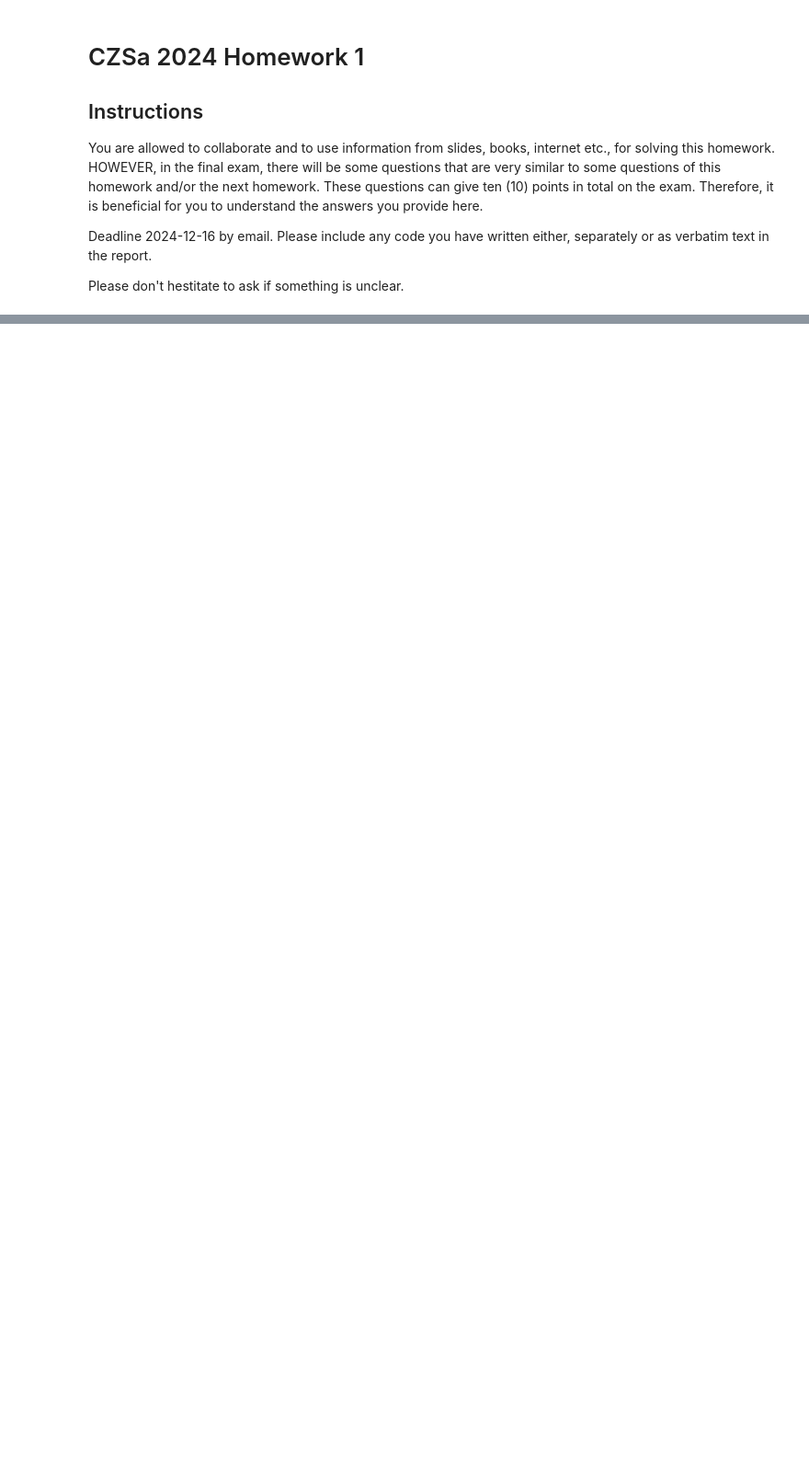
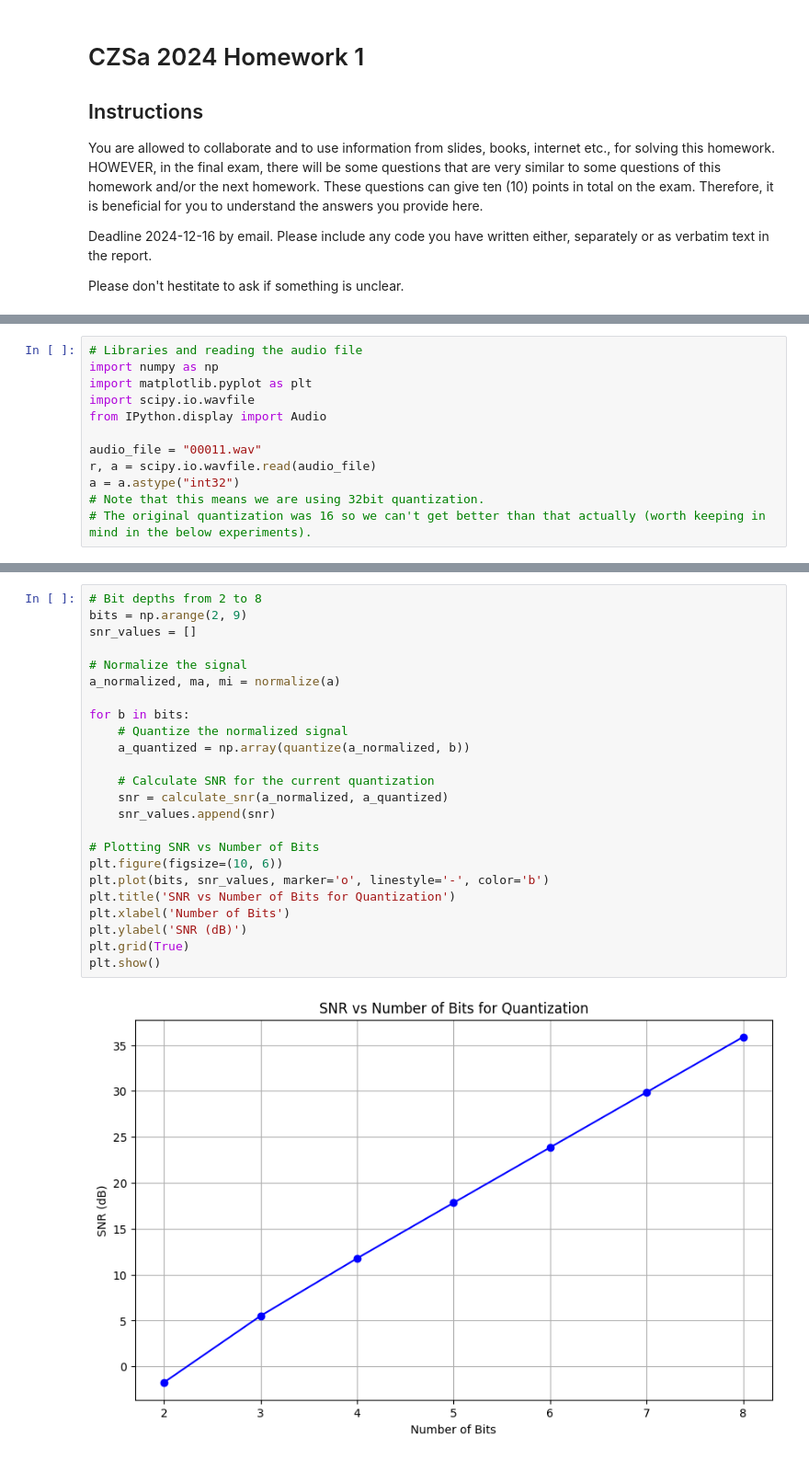
Before and after one commit to LukasFoltyn/czsa-first-homework, a Jupyter notebook: CZSa_2024_HW1.ipynb, the cells around one changed output, grey strips where cells are left out. Shown at 92% size. Saved outputs shown, nothing was run; the diff lists cells and outputs as text; blank space fills up the shorter version.

Commit message:
1a + audio file

```diff
--- a/CZSa_2024_HW1.ipynb
+++ b/CZSa_2024_HW1.ipynb
@@ -55,0 +16,12 @@ where $N$ and $n$ are postitive integers, $n\leq N$ and the filter has length $2
+# %%
+# Libraries and reading the audio file
+import numpy as np
+import matplotlib.pyplot as plt
+import scipy.io.wavfile
+from IPython.display import Audio
+
+audio_file = "00011.wav"
+r, a = scipy.io.wavfile.read(audio_file)
+a = a.astype("int32")
+# Note that this means we are using 32bit quantization.
+# The original quantization was 16 so we can't get better than that actually (worth keeping in mind in the below experiments).
@@ -55,0 +77,26 @@ where $N$ and $n$ are postitive integers, $n\leq N$ and the filter has length $2
+# %%
+# Bit depths from 2 to 8
+bits = np.arange(2, 9)
+snr_values = []
+
+# Normalize the signal
+a_normalized, ma, mi = normalize(a)
+
+for b in bits:
+    # Quantize the normalized signal
+    a_quantized = np.array(quantize(a_normalized, b))
+
+    # Calculate SNR for the current quantization
+    snr = calculate_snr(a_normalized, a_quantized)
+    snr_values.append(snr)
+
+# Plotting SNR vs Number of Bits
+plt.figure(figsize=(10, 6))
+plt.plot(bits, snr_values, marker='o', linestyle='-', color='b')
+plt.title('SNR vs Number of Bits for Quantization')
+plt.xlabel('Number of Bits')
+plt.ylabel('SNR (dB)')
+plt.grid(True)
+plt.show()
+# %% [output]
+[figure, added]
```
Also changed, not shown: parts of 10 cells of this notebook, 1 other file.
